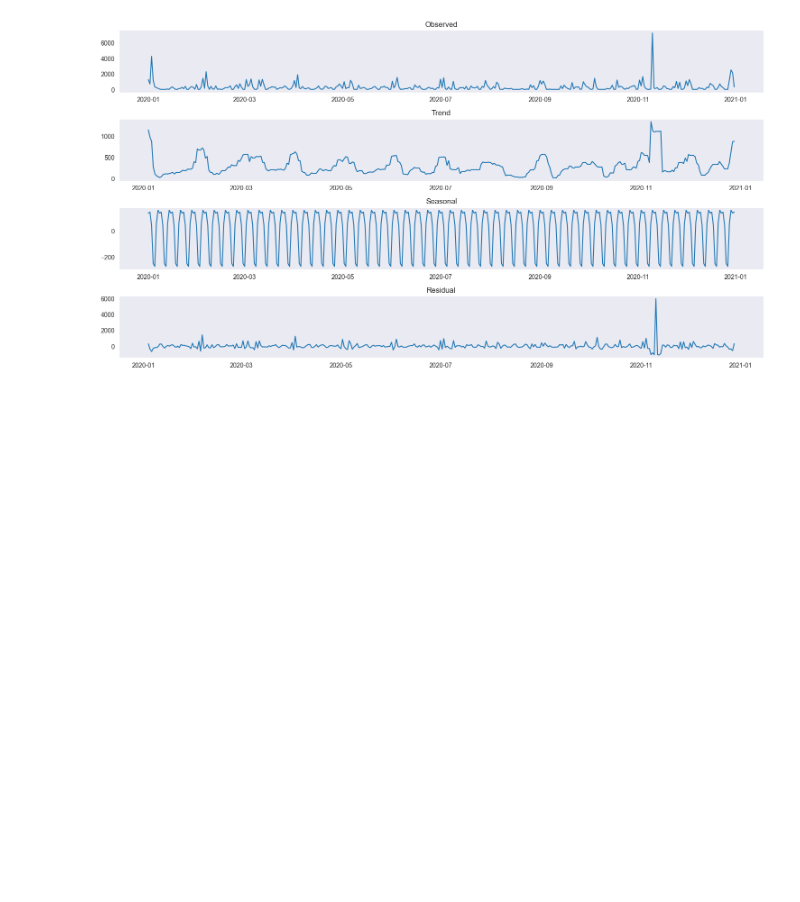
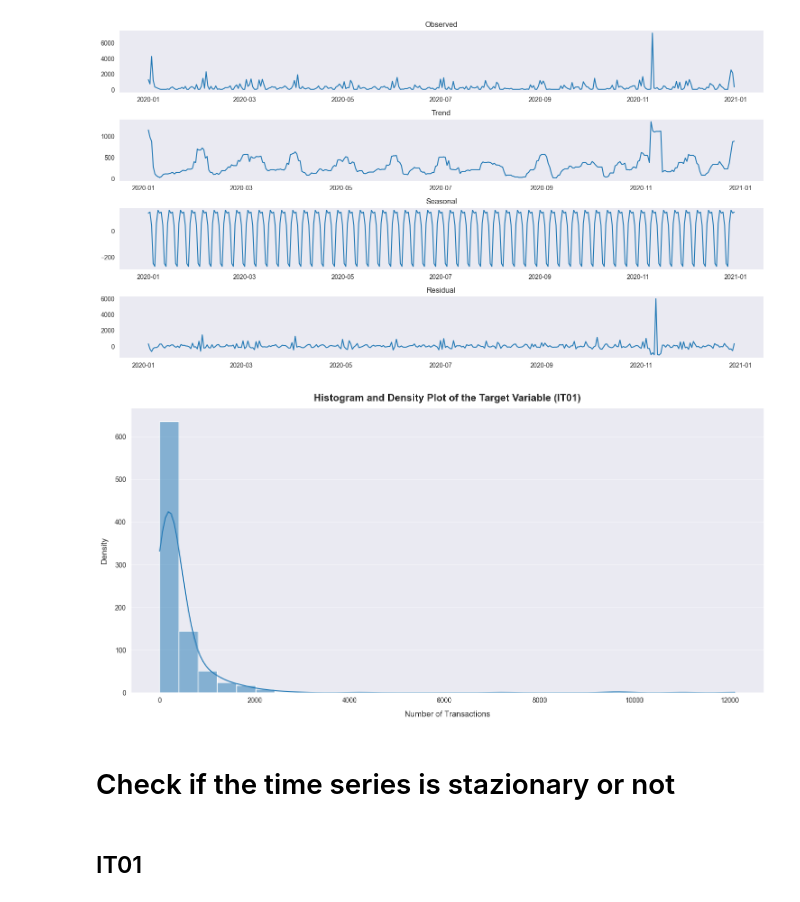
Before and after one commit to gianluca-coletta/Tesi_Magistrale, a Jupyter notebook: Code/ClosingTransactionEDA.ipynb, the cells around one changed output. Saved outputs shown, nothing was run; the diff lists cells and outputs as text; code cells hidden in the pictures; blank space fills up the shorter version.

Commit message:
Add stazionarity test for time series

```diff
--- a/Code/ClosingTransactionEDA.ipynb
+++ b/Code/ClosingTransactionEDA.ipynb
@@ -758,3 +758,19 @@ plt.tight_layout()
 plt.show()
 # %% [output]
 [figure]
+# %%
+# Histogram and density plot of the target variable in df_TS_all with target greater than 0 and item_id equal to 'IT01'
+plt.figure(figsize=(14, 7))
+sns.histplot(df_TS_all[(df_TS_all['target'] > 0) & (df_TS_all['item_id'] == 'IT01')]['target'], kde=True, bins=30)
+plt.title('Histogram and Density Plot of the Target Variable (IT01)', fontsize=15, fontweight='bold', pad=10)
+plt.xlabel('Number of Transactions', fontsize=12, labelpad=10)
+plt.ylabel('Density', fontsize=12, labelpad=10)
+plt.xticks(fontsize=10)
+plt.yticks(fontsize=10)
+plt.grid(axis='y', alpha=0.7)
+plt.tight_layout()
+plt.show()
+# %% [output]
+[figure, added]
+# %% [markdown]
+# Check if the time series is stazionary or not
@@ -760,0 +780,2 @@ plt.show()
+# %% [markdown]
+## IT01
```
Also changed, not shown: parts of 11 cells of this notebook.
